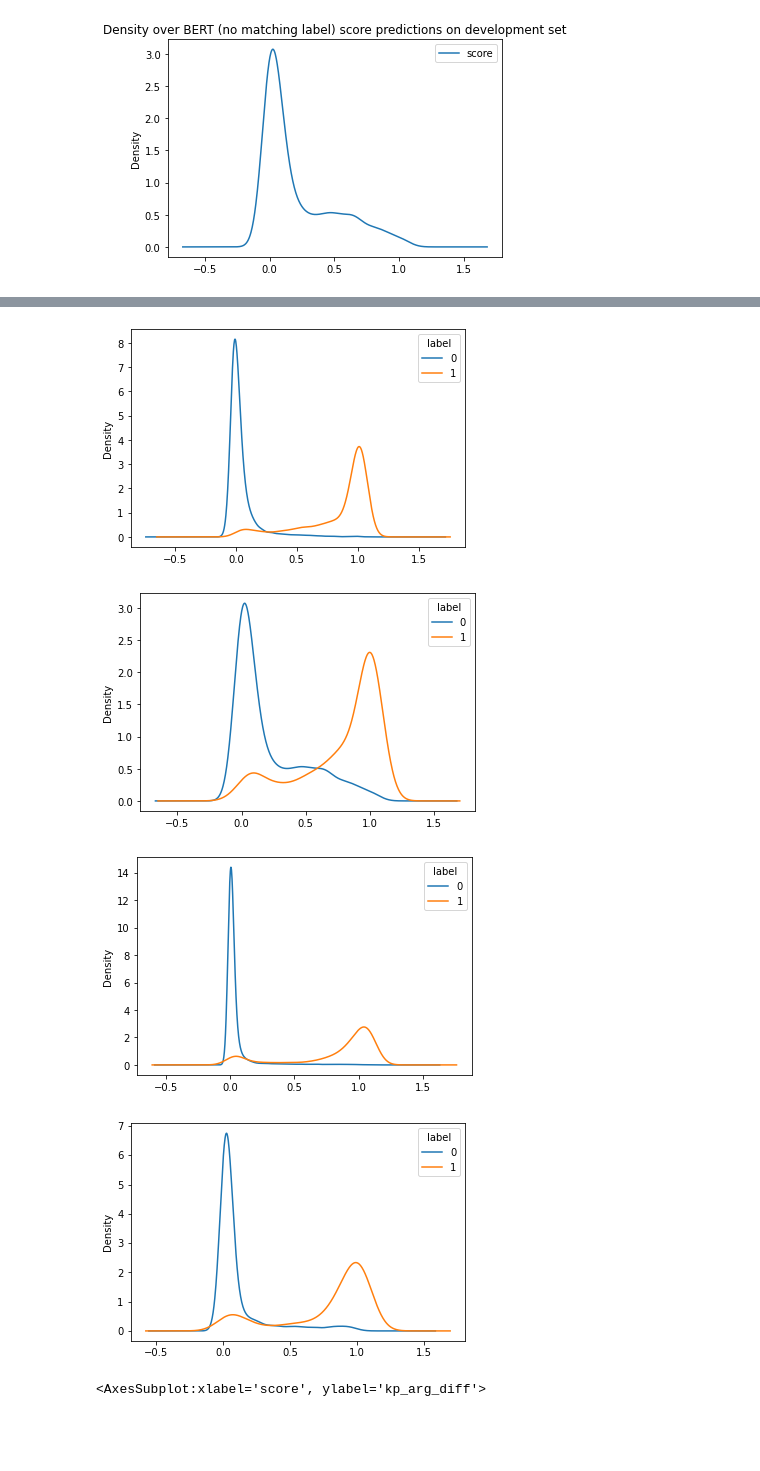
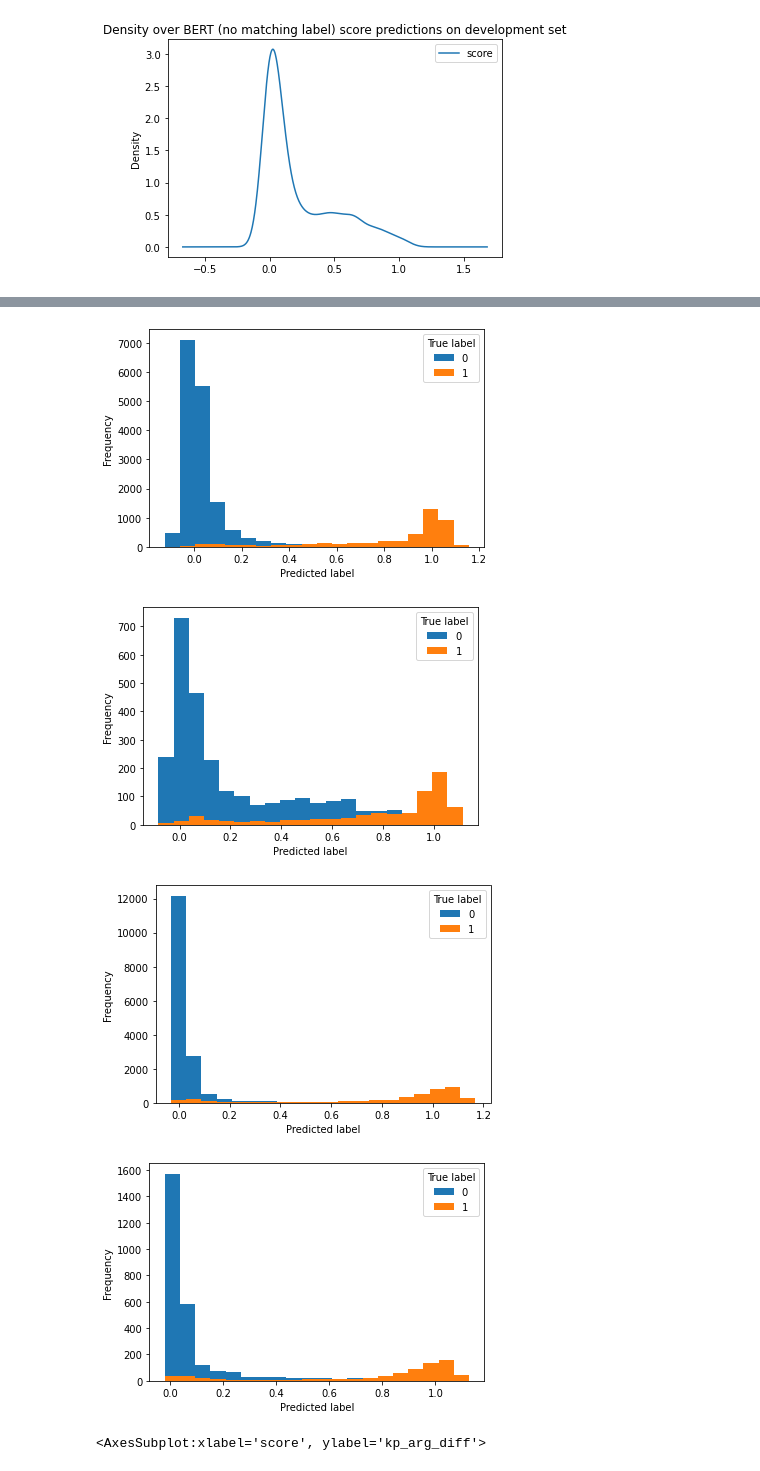
Before and after one commit to janheinrichmerker/modern-talking, a Jupyter notebook: modern_talking/results_eval.ipynb, the cells around one changed output, grey strips where cells are left out. Drawn from its saved outputs; the diff is of its cells as text; code cells hidden in the pictures; blank space fills up the shorter version.

Commit message:
Change manual label comparison figures to histogram

```diff
--- a/modern_talking/results_eval.ipynb
+++ b/modern_talking/results_eval.ipynb
@@ -222,22 +223,34 @@ See the caveats in the documentation: https://pandas.pydata.org/pandas-docs/stab
 # %%
-bert_train_df.reset_index().pivot(columns='label', values='score').plot.density()
+bert_train_df.reset_index().pivot(columns='label', values='score').plot.hist(bins=20)
 #plt.title('Density over BERT score predictions on training set')
+plt.xlabel("Predicted label")
+plt.legend(title="True label")
 plt.savefig('./img/bert_train_df')
-bert_dev_df.reset_index().pivot(columns='label', values='score').plot.density()
+plt.savefig('../paper/figures/histogram-labels-bert-train.pdf')
+bert_dev_df.reset_index().pivot(columns='label', values='score').plot.hist(bins=20)
 #plt.title('Density over BERT score predictions on development set')
+plt.xlabel("Predicted label")
+plt.legend(title="True label")
 plt.savefig('./img/bert_dev_df')
+plt.savefig('../paper/figures/histogram-labels-bert-dev.pdf')
 
-roberta_train_df.reset_index().pivot(columns='label', values='score').plot.density()
+roberta_train_df.reset_index().pivot(columns='label', values='score').plot.hist(bins=20)
 #plt.title('Density over RoBERTa score predictions on training set')
+plt.xlabel("Predicted label")
+plt.legend(title="True label")
 plt.savefig('./img/roberta_train_df')
-roberta_dev_df.reset_index().pivot(columns='label', values='score').plot.density()
+plt.savefig('../paper/figures/histogram-labels-roberta-train.pdf')
+roberta_dev_df.reset_index().pivot(columns='label', values='score').plot.hist(bins=20)
 #plt.title('Density over RoBERTa score predictions on development set')
+plt.xlabel("Predicted label")
+plt.legend(title="True label")
 plt.savefig('./img/roberta_dev_df')
+plt.savefig('../paper/figures/histogram-labels-roberta-dev.pdf')
 # %% [output]
-[figure, old version]
+[figure, new version]
-[figure, old version]
+[figure, new version]
-[figure, old version]
+[figure, new version]
-[figure, old version]
+[figure, new version]
 # %%
 test_df = bert_train_match_label_df
 #test_df['score_diff'] = 1 - test_df['score']
```
Also changed, not shown: parts of 2 cells of this notebook, 9 other files.
